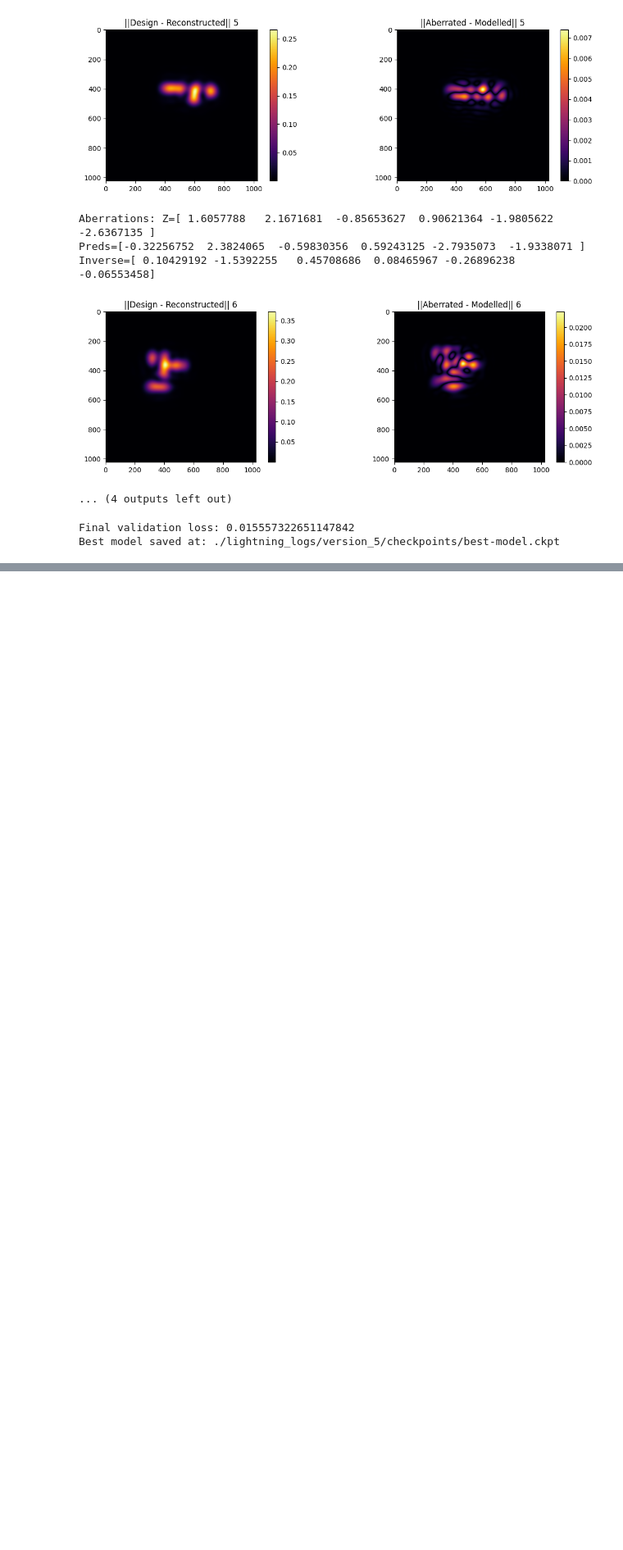
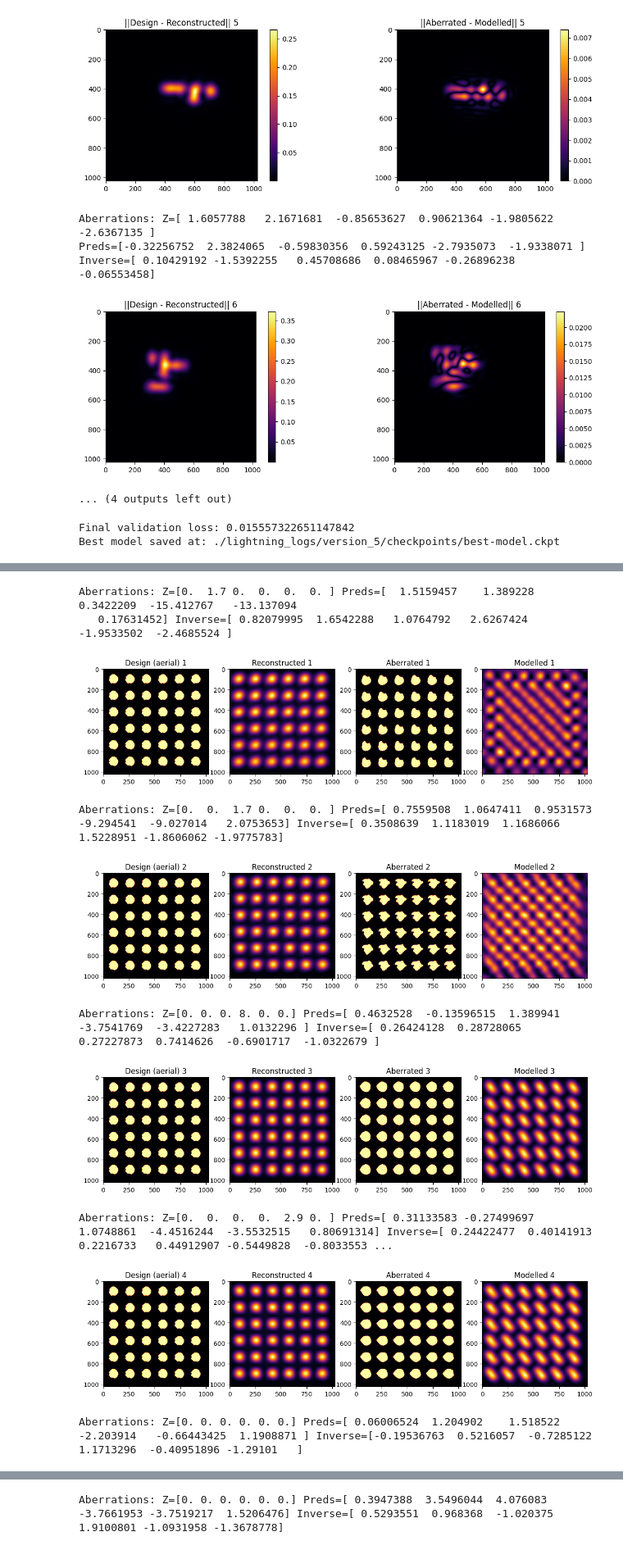
Before and after one commit to kakurinvv/Lithography-with-aberrations, a Jupyter notebook: neural-ilt/lithosim/ilt_dual_model_small 1024.ipynb, the cells around one changed output, grey strips where cells are left out. Shown at 82% size. Cells and saved outputs as stored; diff of their text form; code cells hidden in the pictures; blank space fills up the shorter version.

```diff
--- a/neural-ilt/lithosim/ilt_dual_model_small 1024.ipynb
+++ b/neural-ilt/lithosim/ilt_dual_model_small 1024.ipynb
@@ -292,0 +370,8 @@ Best model saved at: ./lightning_logs/version_5/checkpoints/best-model.ckpt
+# %%
+b = [dataset(i) for i in range(len(dataset))]
+imgs = torch.stack([sample[0] for sample in b]).to(device)
+z_true = torch.stack([sample[1] for sample in b]).to(device)
+# %%
+model = DualLithoZernikeRegressor("mobilenet_v3_large", num_zernike=6, lr=1e-3)
+model.load_state_dict(torch.load('final_dual_model MobileNetV3 1024 v2.pt'))
+model.eval().to(device);
@@ -292,0 +396,8 @@ Best model saved at: ./lightning_logs/version_5/checkpoints/best-model.ckpt
+# %%
+litho_aberr_imgs = imgs[:, 1:]
+z_preds, z_rev_preds = model(litho_aberr_imgs)
+
+design_imgs, litho_imgs, aberr_imgs = torch.split(imgs, 1, dim=1) # [B, 3, H, W] -> [B, (1, 1, 1), H, W]
+
+modelled_imgs = model.sim.run_lithosim(design_imgs, zernike_coeffs=z_preds)
+reconstructed_imgs = model.sim.run_lithosim(aberr_imgs, zernike_coeffs=z_rev_preds)
@@ -292,0 +406,52 @@ Best model saved at: ./lightning_logs/version_5/checkpoints/best-model.ckpt
+# %%
+# z = z_preds[:1].clone()
+# z_rev = z_rev_preds[:1].clone()
+# # z[0,-2] = 1.
+# # litho = litho_imgs[:1]
+# with torch.autocast(device_type=device.type):
+#     aberr = model.sim.run_lithosim(design_imgs[:1], zernike_coeffs=z)
+#     reconstr = model.sim.run_lithosim(aberr_imgs[:1], zernike_coeffs=z_rev)
+
+# fig = plt.figure(figsize=(14,4))
+# ax = plt.subplot(2,3,1)
+# # plt.imshow(dataset.intensity_tensor_to_image(litho[0]))
+# # # ax.set_title(f"Design {i+1}")
+# # ax = plt.subplot(1,2,2)
+# # plt.imshow(dataset.intensity_tensor_to_image(aberr[0]))
+# plt.imshow(tensor_to_image(litho_imgs[0]))
+# # ax.set_title(f"Design {i+1}")
+# ax = plt.subplot(1,2,2)
+# plt.imshow(tensor_to_image(aberr[0]))
+# # ax.set_title(f"Aberrated {i+1}")
+# print(z_preds[:1])
+
+for i in range(imgs.shape[0]):
+
+    fig = plt.figure(figsize=(14,4))
+    ax = plt.subplot(1,4,1)
+    plt.imshow(tensor_to_image(litho_imgs[i]), cmap='inferno')
+    ax.set_title(f"Design (aerial) {i+1}")
+    ax = plt.subplot(1,4,2)
+    plt.imshow(tensor_to_image(reconstructed_imgs[i]), cmap='inferno')
+    ax.set_title(f"Reconstructed {i+1}")
+    ax = plt.subplot(1,4,3)
+    plt.imshow(tensor_to_image(aberr_imgs[i]), cmap='inferno')
+    ax.set_title(f"Aberrated {i+1}")
+    ax = plt.subplot(1,4,4)
+    plt.imshow(tensor_to_image(modelled_imgs[i]), cmap='inferno')
+    ax.set_title(f"Modelled {i+1}")
+    print(f"Aberrations: Z={z_true[i].cpu().numpy()}",
+          f"Preds={z_preds[i].detach().cpu().numpy()}",
+          f"Inverse={z_rev_preds[i].detach().cpu().numpy()}")
+    plt.show()
+# %% [output]
+Aberrations: Z=[0.  1.7 0.  0.  0.  0. ] Preds=[  1.5159457    1.389228     0.3422209  -15.412767   -13.137094
+   0.17631452] Inverse=[ 0.82079995  1.6542288   1.0764792   2.6267424  -1.9533502  -2.4685524 ]
+[figure, added]
+Aberrations: Z=[0.  0.  1.7 0.  0.  0. ] Preds=[ 0.7559508  1.0647411  0.9531573 -9.294541  -9.027014   2.0753653] Inverse=[ 0.3508639  1.1183019  1.1686066  1.5228951 -1.8606062 -1.9775783]
+[figure, added]
+Aberrations: Z=[0. 0. 0. 8. 0. 0.] Preds=[ 0.4632528  -0.13596515  1.389941   -3.7541769  -3.4227283   1.0132296 ] Inverse=[ 0.26424128  0.28728065  0.27227873  0.7414626  -0.6901717  -1.0322679 ]
+[figure, added]
+Aberrations: Z=[0.  0.  0.  0.  2.9 0. ] Preds=[ 0.31133583 -0.27499697  1.0748861  -4.4516244  -3.5532515   0.80691314] Inverse=[ 0.24422477  0.40141913  0.2216733   0.44912907 -0.5449828  -0.8033553 ...
+[figure, added]
+Aberrations: Z=[0. 0. 0. 0. 0. 0.] Preds=[ 0.06006524  1.204902    1.518522   -2.203914   -0.66443425  1.1908871 ] Inverse=[-0.19536763  0.5216057  -0.7285122   1.1713296  -0.40951896 -1.29101   ]
@@ -292,0 +459 @@ Best model saved at: ./lightning_logs/version_5/checkpoints/best-model.ckpt
+Aberrations: Z=[0. 0. 0. 0. 0. 0.] Preds=[ 0.3947388  3.5496044  4.076083  -3.7661953 -3.7519217  1.5206476] Inverse=[ 0.5293551  0.968368  -1.020375   1.9100801 -1.0931958 -1.3678778]
```
Also changed, not shown: parts of 7 cells of this notebook, 22 other files.
